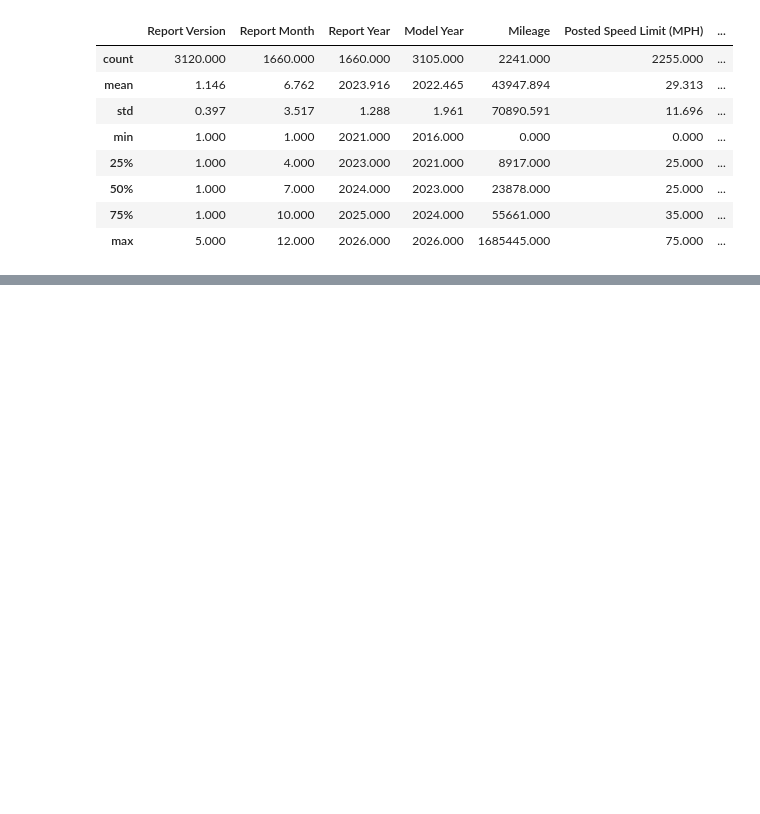
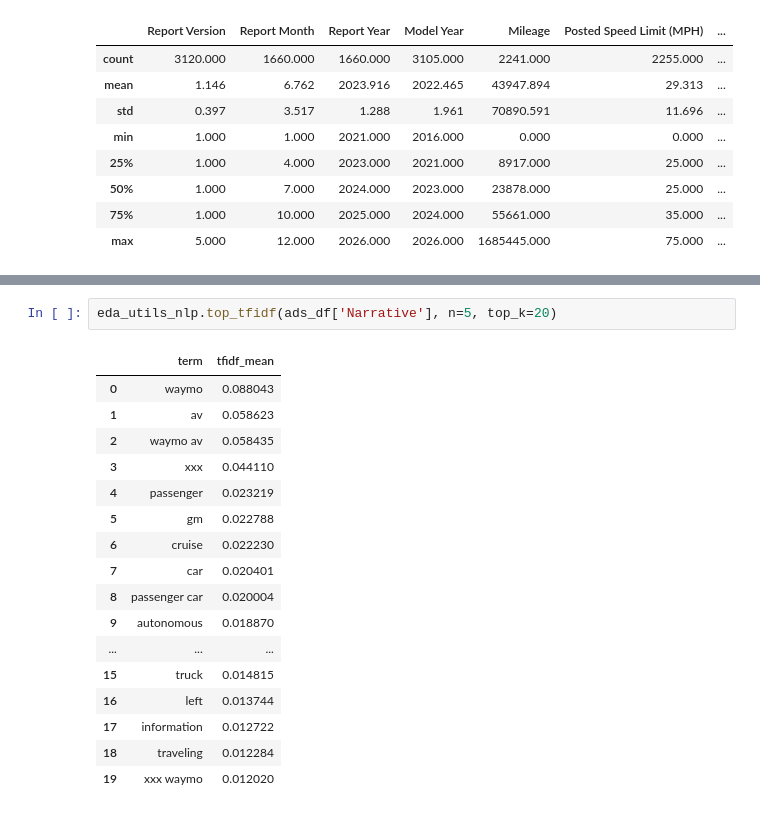
Before and after one commit to AurelianTactics/avird_2026, a Jupyter notebook: eda/ADS_to_2026_03_16/01_eda_initial_explore_2026.ipynb, the cells around one changed output, grey strips where cells are left out. Drawn from its saved outputs; the diff is of its cells as text; blank space fills up the shorter version.

```diff
--- a/eda/ADS_to_2026_03_16/01_eda_initial_explore_2026.ipynb
+++ b/eda/ADS_to_2026_03_16/01_eda_initial_explore_2026.ipynb
@@ -438,0 +629,20 @@ ads_df.describe().apply(lambda x: x.apply('{:.3f}'.format))
+# %%
+eda_utils_nlp.top_tfidf(ads_df['Narrative'], n=5, top_k=20)
+# %% [output]
+|  | term | tfidf_mean |
+| 0 | waymo | 0.088043 |
+| 1 | av | 0.058623 |
+| 2 | waymo av | 0.058435 |
+| 3 | xxx | 0.044110 |
+| 4 | passenger | 0.023219 |
+| 5 | gm | 0.022788 |
+| 6 | cruise | 0.022230 |
+| 7 | car | 0.020401 |
+| 8 | passenger car | 0.020004 |
+| 9 | autonomous | 0.018870 |
+| ... | ... | ... |
+| 15 | truck | 0.014815 |
+| 16 | left | 0.013744 |
+| 17 | information | 0.012722 |
+| 18 | traveling | 0.012284 |
+| 19 | xxx waymo | 0.012020 |
```
Also changed, not shown: parts of 9 cells of this notebook, 2 other files.
